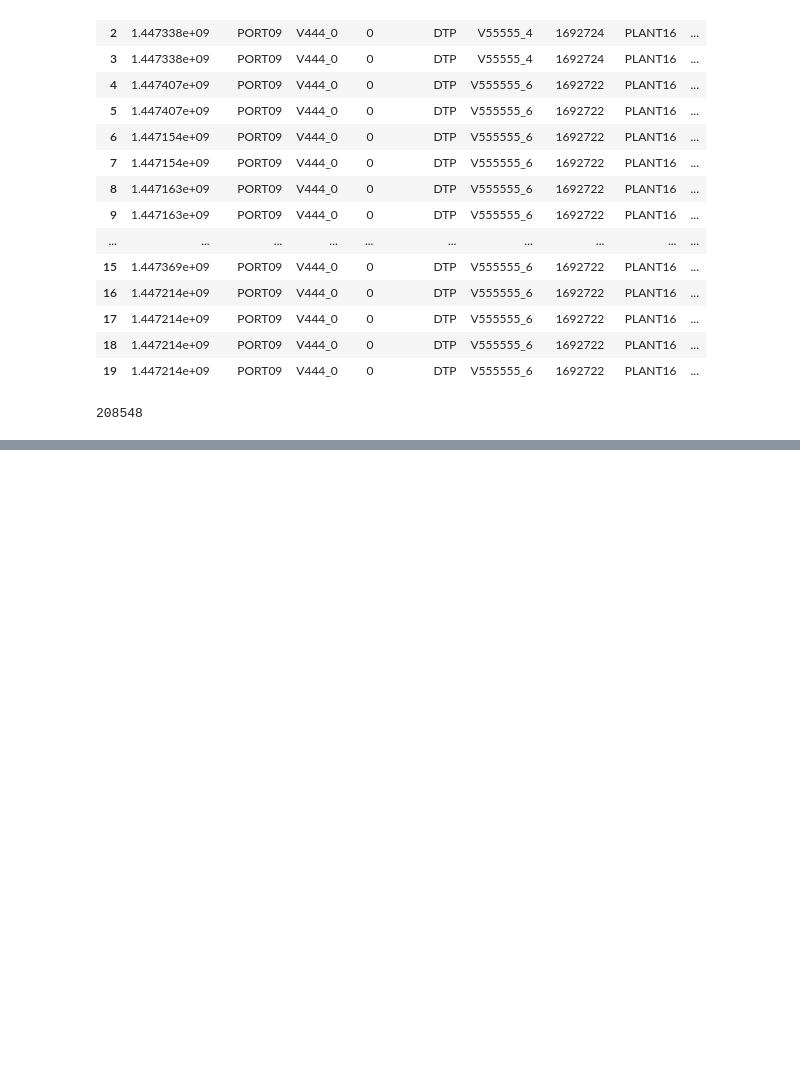
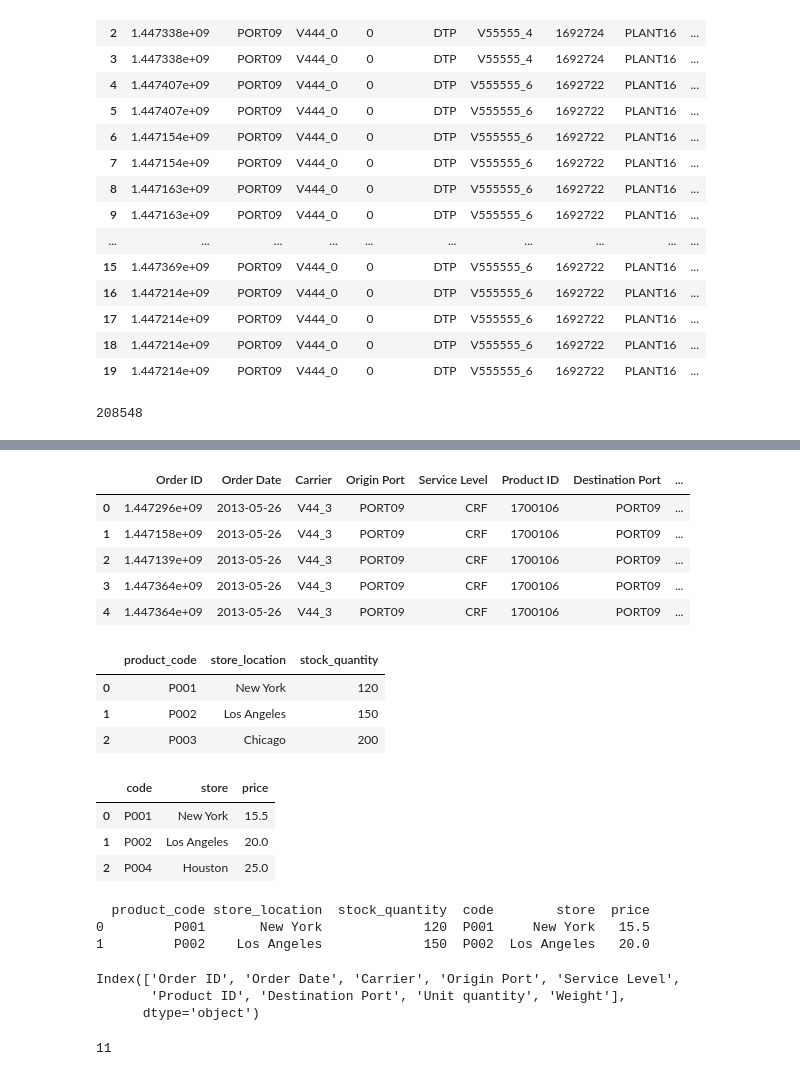
Before and after one commit to bravo-joe/supply-chain-optimization, a Jupyter notebook: notebooks/prototype_notebook.ipynb, the cells around one changed output, grey strips where cells are left out. Cells and saved outputs as stored; diff of their text form; code cells hidden in the pictures; blank space fills up the shorter version.

```diff
--- a/notebooks/prototype_notebook.ipynb
+++ b/notebooks/prototype_notebook.ipynb
@@ -452,0 +658,53 @@ len(merged_data)
+# %%
+df_merge_1 = df_merge_1.rename(columns={"Plant Code": "origin_plant_code"})
+df_merge_1 = df_merge_1.drop(['Port'], axis=1)
+df_merge_1 = pd.merge(df_merge_1, plant_ports, left_on=["Destination Port"], right_on=['Port'])
+df_merge_1 = df_merge_1.drop(['Port'], axis=1)
+df_merge_1 = df_merge_1.rename(columns={"Plant Code": 'destination_plant_code'})
+df_merge_1.head()
+# %% [output]
+|  | Order ID | Order Date | Carrier | Origin Port | Service Level | Product ID | Destination Port | ... |
+| 0 | 1.447296e+09 | 2013-05-26 | V44_3 | PORT09 | CRF | 1700106 | PORT09 | ... |
+| 1 | 1.447158e+09 | 2013-05-26 | V44_3 | PORT09 | CRF | 1700106 | PORT09 | ... |
+| 2 | 1.447139e+09 | 2013-05-26 | V44_3 | PORT09 | CRF | 1700106 | PORT09 | ... |
+| 3 | 1.447364e+09 | 2013-05-26 | V44_3 | PORT09 | CRF | 1700106 | PORT09 | ... |
+| 4 | 1.447364e+09 | 2013-05-26 | V44_3 | PORT09 | CRF | 1700106 | PORT09 | ... |
+# %%
+df1 = pd.DataFrame({'product_code': ['P001', 'P002', 'P003'],
+'store_location': ['New York', 'Los Angeles', 'Chicago'],
+'stock_quantity': [120, 150, 200]})
+df1
+# %% [output]
+|  | product_code | store_location | stock_quantity |
+| 0 | P001 | New York | 120 |
+| 1 | P002 | Los Angeles | 150 |
+| 2 | P003 | Chicago | 200 |
+# %%
+df2 = pd.DataFrame({'code': ['P001', 'P002', 'P004'],
+'store': ['New York', 'Los Angeles', 'Houston'],
+'price': [15.5, 20.0, 25.0]})
+df2
+# %% [output]
+|  | code | store | price |
+| 0 | P001 | New York | 15.5 |
+| 1 | P002 | Los Angeles | 20.0 |
+| 2 | P004 | Houston | 25.0 |
+# %%
+# Merging on multiple columns ('product_code' and 'store_location')
+res = pd.merge(df1, df2, left_on=['product_code', 'store_location'], right_on=['code', 'store'], how='inner')
+print(res)
+# %% [output]
+  product_code store_location  stock_quantity  code        store  price
+0         P001       New York             120  P001     New York   15.5
+1         P002    Los Angeles             150  P002  Los Angeles   20.0
+# %%
+raw_data.columns
+# %% [output]
+Index(['Order ID', 'Order Date', 'Carrier', 'Origin Port', 'Service Level',
+       'Product ID', 'Destination Port', 'Unit quantity', 'Weight'],
+      dtype='object')
+# %%
+# Get the number of columns
+len(freight_rates.columns)
+# %% [output]
+11
```
Also changed, not shown: parts of 37 cells of this notebook.
